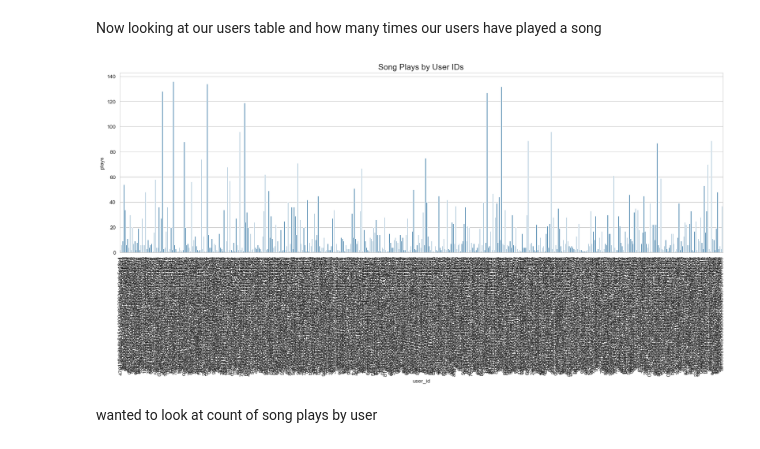
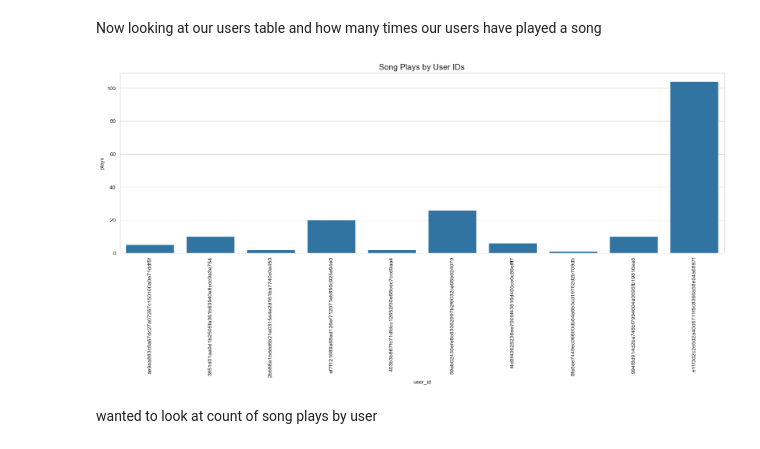
Before and after one commit to DirtyChay/music-recommender, a Jupyter notebook: DSE_220_Milestone_2_Data_Plots.ipynb, the cells around one changed output. Saved outputs shown, nothing was run; the diff lists cells and outputs as text; code cells hidden in the pictures.

```diff
--- a/DSE_220_Milestone_2_Data_Plots.ipynb
+++ b/DSE_220_Milestone_2_Data_Plots.ipynb
@@ -439,17 +439,17 @@ Now looking at our users table and how many times our users have played a song
 # %%
 plt.figure(figsize=(20, 6))
 sns.set_style("whitegrid")
 
 ax = sns.barplot(
-    data=df_user_counts.sample(500),
+    data=df_user_counts.sample(10),
 )
 
 plt.title("Song Plays by User IDs", fontsize=15)
 plt.xticks(rotation=90, ha='center')
 
 plt.show()
 # %% [output]
-[figure, old version]
+[figure, new version]
 # %% [markdown]
 wanted to look at count of song plays by user
 # %%
```
Also changed, not shown: parts of 3 cells of this notebook, 1 other file.
